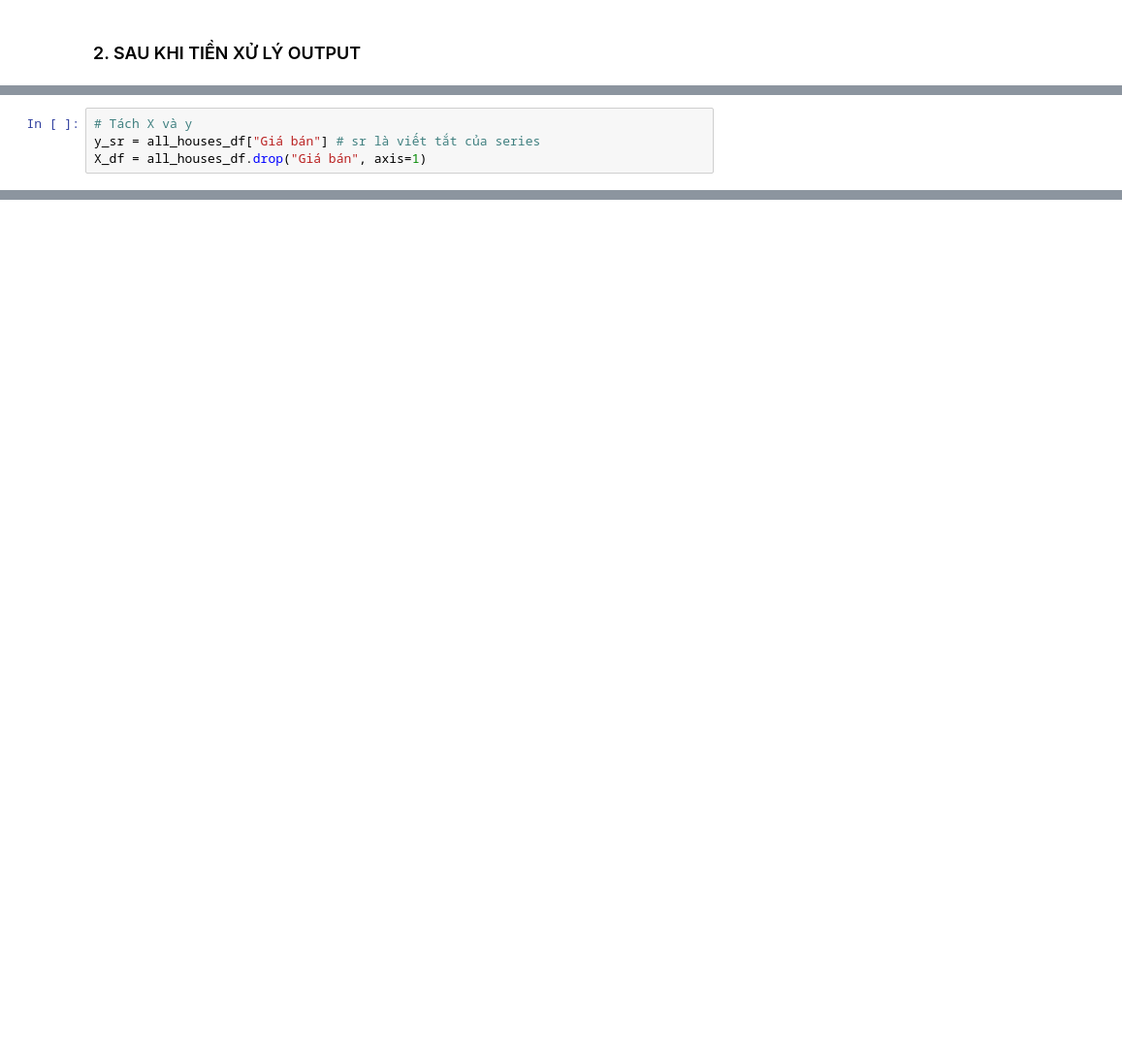
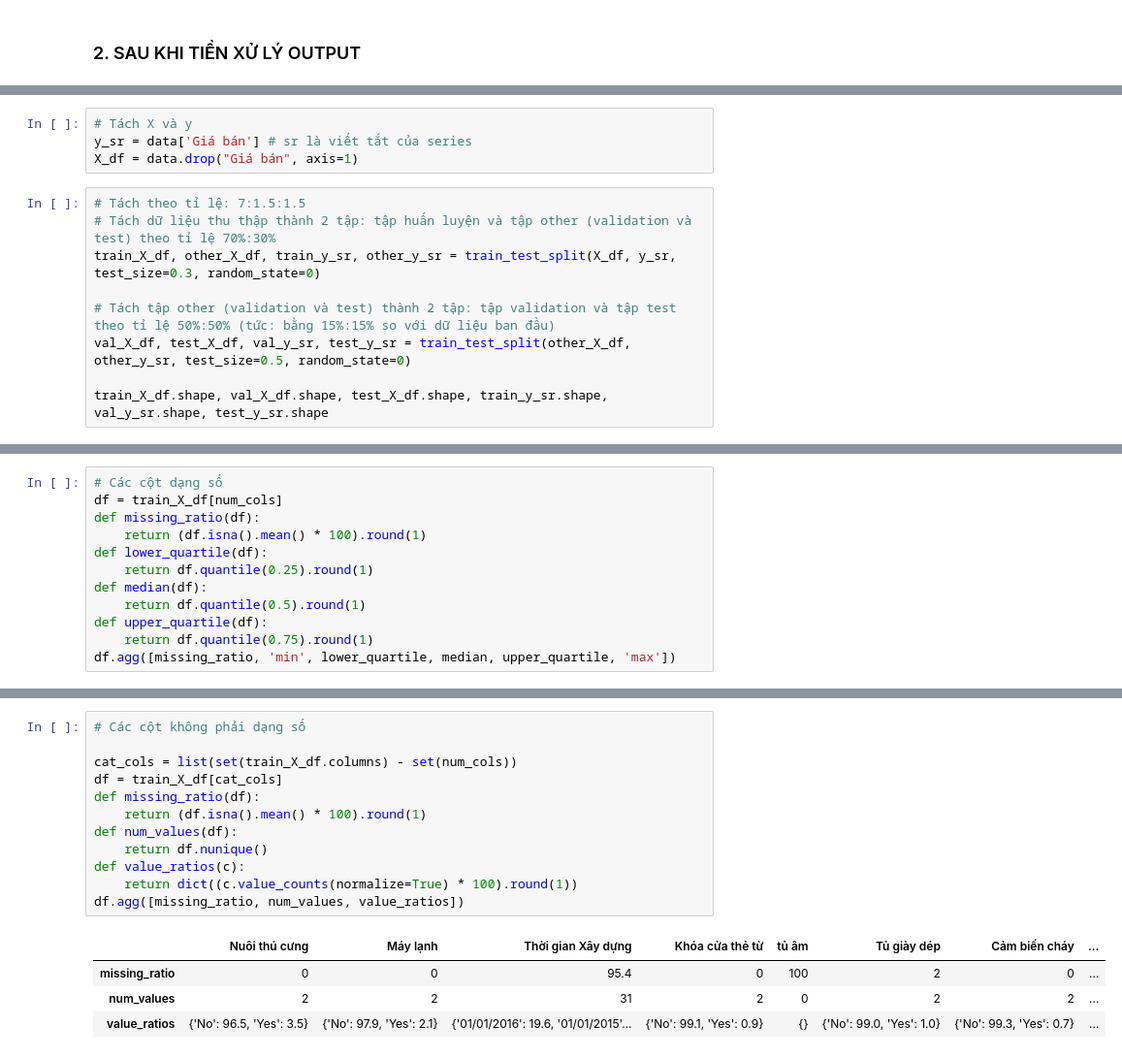
Before and after one commit to pdthuc/Project-House_Price_Prediction, a Jupyter notebook: Data/TienXuLy.ipynb, the cells around one changed output, grey strips where cells are left out. Shown at 97% size. Drawn from its saved outputs; the diff is of its cells as text; blank space fills up the shorter version.

```diff
--- a/Data/TienXuLy.ipynb
+++ b/Data/TienXuLy.ipynb
@@ -147,4 +123,13 @@ all_houses_df.describe(include="all")
 # %%
 # Tách X và y
-y_sr = all_houses_df["Giá bán"] # sr là viết tắt của series
-X_df = all_houses_df.drop("Giá bán", axis=1)
+y_sr = data['Giá bán'] # sr là viết tắt của series
+X_df = data.drop("Giá bán", axis=1)
+# %%
+# Tách theo tỉ lệ: 7:1.5:1.5
+# Tách dữ liệu thu thập thành 2 tập: tập huấn luyện và tập other (validation và test) theo tỉ lệ 70%:30%
+train_X_df, other_X_df, train_y_sr, other_y_sr = train_test_split(X_df, y_sr, test_size=0.3, random_state=0)
+
+# Tách tập other (validation và test) thành 2 tập: tập validation và tập test theo tỉ lệ 50%:50% (tức: bằng 15%:15% so với dữ liệu ban đầu)
+val_X_df, test_X_df, val_y_sr, test_y_sr = train_test_split(other_X_df, other_y_sr, test_size=0.5, random_state=0)
+
+train_X_df.shape, val_X_df.shape, test_X_df.shape, train_y_sr.shape, val_y_sr.shape, test_y_sr.shape
@@ -150,0 +165,12 @@ X_df = all_houses_df.drop("Giá bán", axis=1)
+# %%
+# Các cột dạng số
+df = train_X_df[num_cols]
+def missing_ratio(df):
+    return (df.isna().mean() * 100).round(1)
+def lower_quartile(df):
+    return df.quantile(0.25).round(1)
+def median(df):
+    return df.quantile(0.5).round(1)
+def upper_quartile(df):
+    return df.quantile(0.75).round(1)
+df.agg([missing_ratio, 'min', lower_quartile, median, upper_quartile, 'max'])
@@ -150,0 +185,17 @@ X_df = all_houses_df.drop("Giá bán", axis=1)
+# %%
+# Các cột không phải dạng số
+
+cat_cols = list(set(train_X_df.columns) - set(num_cols))
+df = train_X_df[cat_cols]
+def missing_ratio(df):
+    return (df.isna().mean() * 100).round(1)
+def num_values(df):
+    return df.nunique()
+def value_ratios(c):
+    return dict((c.value_counts(normalize=True) * 100).round(1))
+df.agg([missing_ratio, num_values, value_ratios])
+# %% [output]
+|  | Nuôi thú cưng | Máy lạnh | Thời gian Xây dựng | Khóa cửa thẻ từ | tủ âm | Tủ giày dép | Cảm biến cháy | ... |
+| missing_ratio | 0 | 0 | 95.4 | 0 | 100 | 2 | 0 | ... |
+| num_values | 2 | 2 | 31 | 2 | 0 | 2 | 2 | ... |
+| value_ratios | {'No': 96.5, 'Yes': 3.5} | {'No': 97.9, 'Yes': 2.1} | {'01/01/2016': 19.6, '01/01/2015'... | {'No': 99.1, 'Yes': 0.9} | {} | {'No': 99.0, 'Yes': 1.0} | {'No': 99.3, 'Yes': 0.7} | ... |
```
Also changed, not shown: parts of 35 cells of this notebook.
